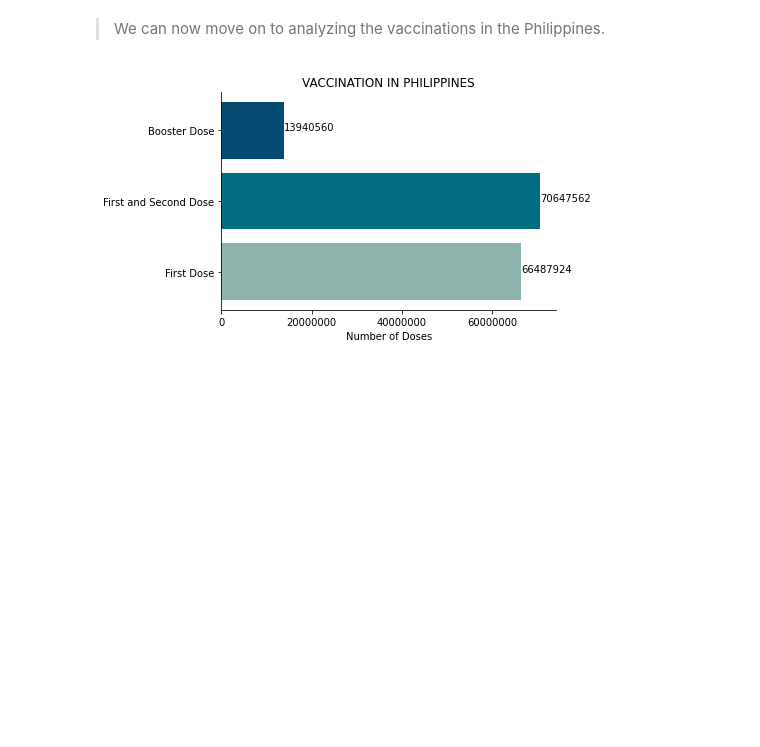
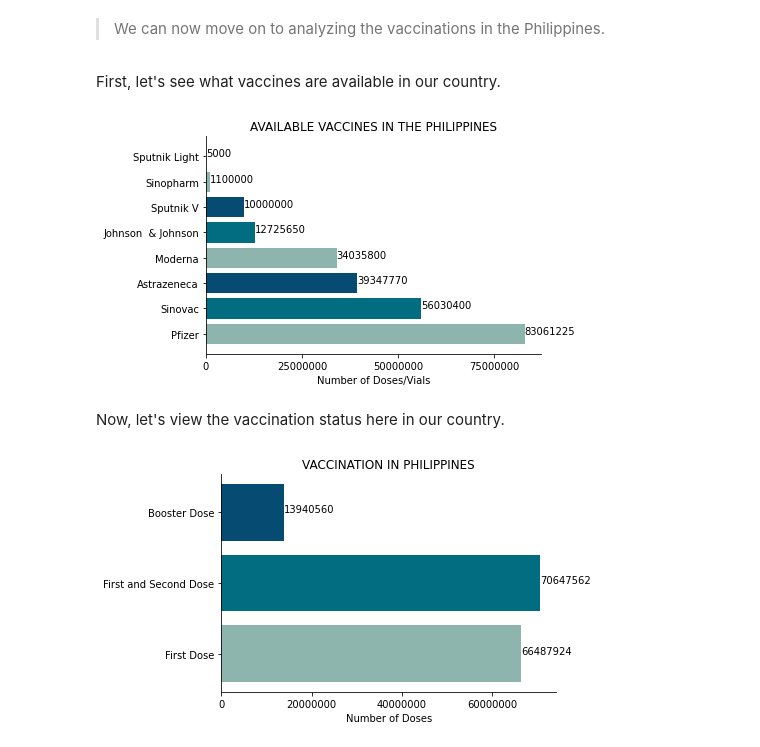
Before and after one commit to jxblrkrstffrbrms/ITBA3206-SPARTACUS, a Jupyter notebook: Reaching_New_Heights_Boosting_Vaccinations_for_a_Safer_Community.ipynb, the cells around one changed output. Drawn from its saved outputs; the diff is of its cells as text; code cells hidden in the pictures; blank space fills up the shorter version.

```diff
--- a/Reaching_New_Heights_Boosting_Vaccinations_for_a_Safer_Community.ipynb
+++ b/Reaching_New_Heights_Boosting_Vaccinations_for_a_Safer_Community.ipynb
@@ -234,6 +275,33 @@ plt.show()
 This plot shows the positive rate here in our country. If you'll remember the visualization from earlier, we can see that the positive rate has almost the same graph as earlier which is already expected knowing that it is connected to the graph from earlier.
 # %% [markdown]
 > We can now move on to analyzing the vaccinations in the Philippines.
+# %% [markdown]
+First, let's see what vaccines are available in our country.
+# %%
+brands = np.array(phvaxx['vaxx_brand'])
+numbers = np.array(phvaxx['vaxx_number'])
+
+fig, ax = plt.subplots()
+side1 = ax.spines["top"]
+side1.set_visible(False)
+side2 = ax.spines["right"]
+side2.set_visible(False)
+
+plt.ticklabel_format(style='plain')
+plt.locator_params(nbins=4)
+c = ['#8db4ad', '#026c80', '#064c72']
+plt.barh(brands,numbers, color = c)
+
+for index, value in enumerate(numbers):
+  plt.text(value, index, str(value))
+
+plt.title("AVAILABLE VACCINES IN THE PHILIPPINES")
+plt.xlabel("Number of Doses/Vials")
+plt.show()
+# %% [output]
+[figure, added]
+# %% [markdown]
+Now, let's view the vaccination status here in our country.
 # %%
 doses = np.array(["First Dose", "First and Second Dose", "Booster Dose"])
 values = np.array([66487924, 70647562, 13940560])
```
Also changed, not shown: parts of 6 cells of this notebook.
